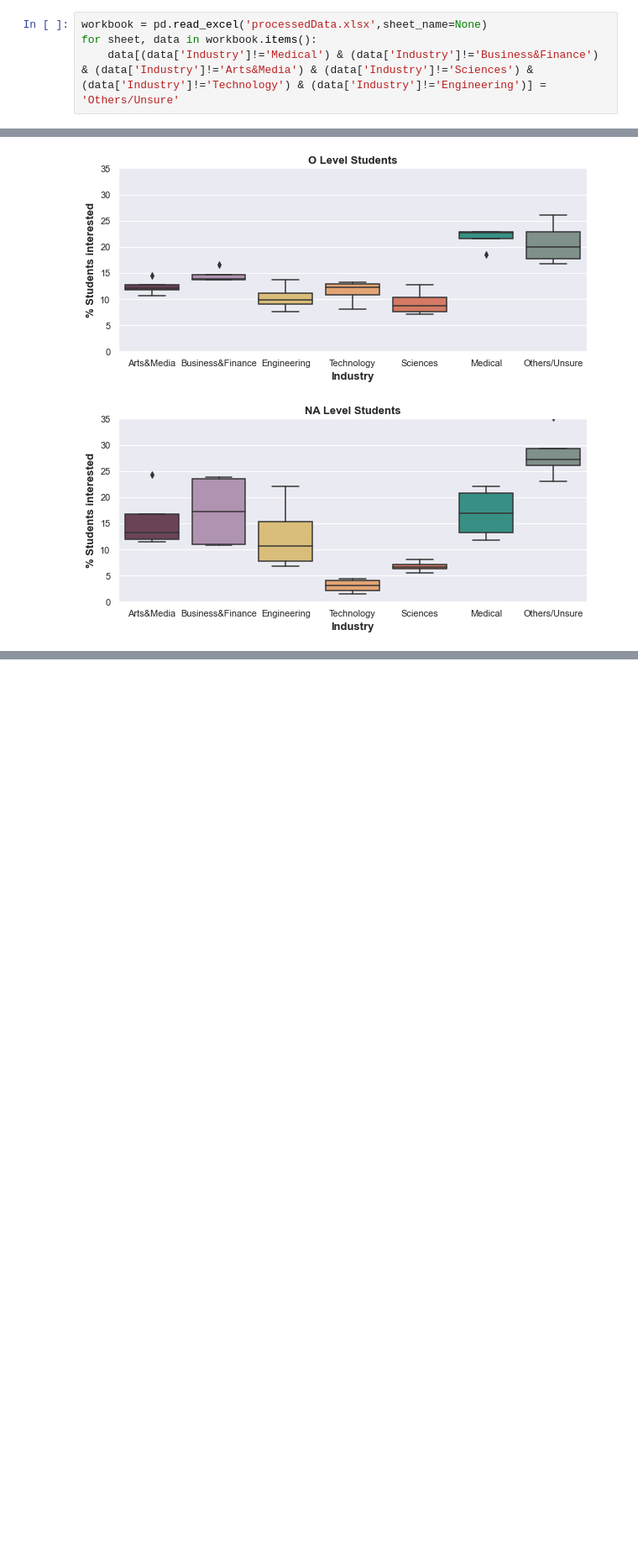
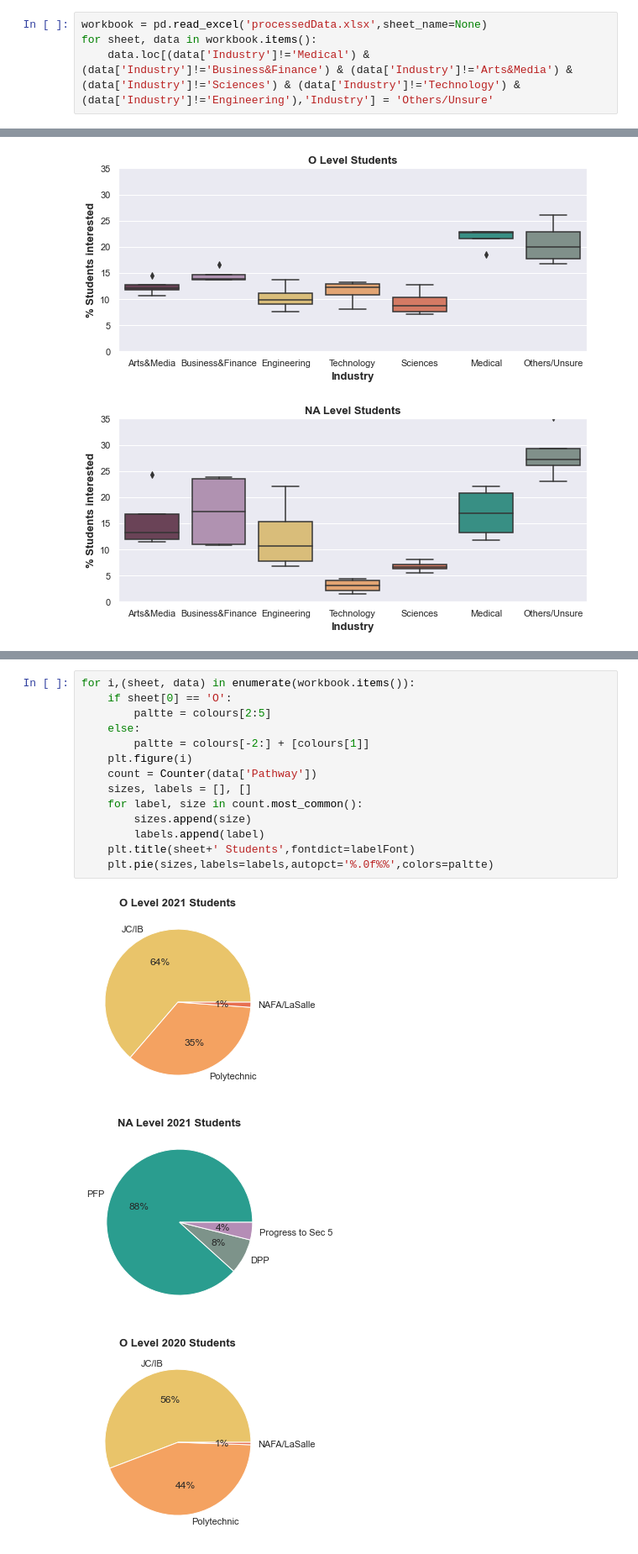
Before and after one commit to ShawnLJW/Career-Survey-Classification, a Jupyter notebook: EDA.ipynb, the cells around one changed output, grey strips where cells are left out. Shown at 84% size. Saved outputs shown, nothing was run; the diff lists cells and outputs as text; blank space fills up the shorter version.

```diff
--- a/EDA.ipynb
+++ b/EDA.ipynb
@@ -21,5 +21,5 @@ Read the data from the excel file, storing the sheets into a ordered dictionary.
 # %%
 workbook = pd.read_excel('processedData.xlsx',sheet_name=None)
 for sheet, data in workbook.items():
-    data[(data['Industry']!='Medical') & (data['Industry']!='Business&Finance') & (data['Industry']!='Arts&Media') & (data['Industry']!='Sciences') & (data['Industry']!='Technology') & (data['Industry']!='Engineering')] = 'Others/Unsure'
+    data.loc[(data['Industry']!='Medical') & (data['Industry']!='Business&Finance') & (data['Industry']!='Arts&Media') & (data['Industry']!='Sciences') & (data['Industry']!='Technology') & (data['Industry']!='Engineering'),'Industry'] = 'Others/Unsure'
 # %% [markdown]
@@ -113,0 +124,18 @@ drawBoxPlot(naPctages,2,'NA Level Students')
+# %%
+for i,(sheet, data) in enumerate(workbook.items()):
+    if sheet[0] == 'O':
+        paltte = colours[2:5]
+    else:
+        paltte = colours[-2:] + [colours[1]]
+    plt.figure(i)
+    count = Counter(data['Pathway'])
+    sizes, labels = [], []
+    for label, size in count.most_common():
+        sizes.append(size)
+        labels.append(label)
+    plt.title(sheet+' Students',fontdict=labelFont)
+    plt.pie(sizes,labels=labels,autopct='%.0f%%',colors=paltte)
+# %% [output]
+[figure, added]
+[figure, added]
+[figure, added]
```
Also changed, not shown: parts of 10 cells of this notebook.
